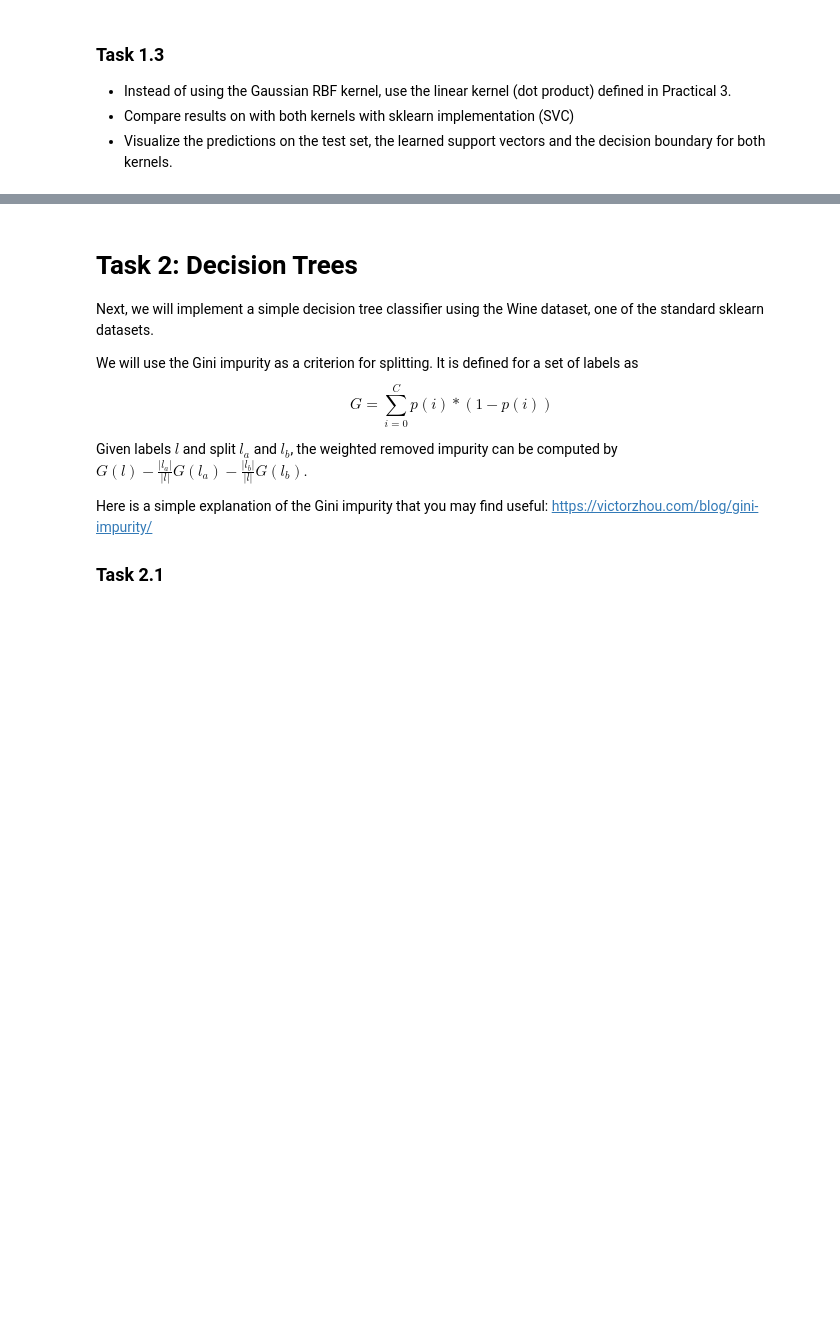
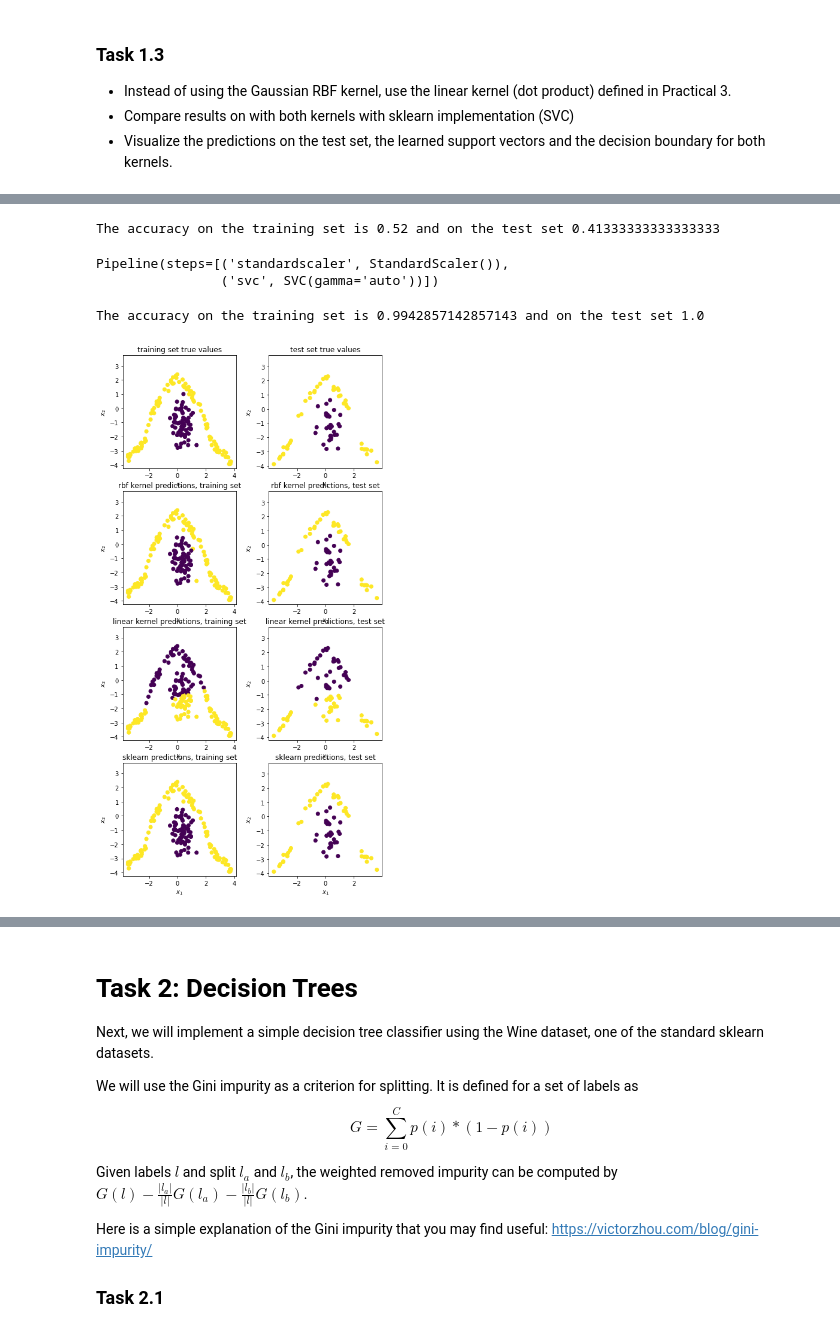
Before and after one commit to fredbec/ml-sose21, a Jupyter notebook: collect/practical_4_Rene.ipynb, the cells around one changed output, grey strips where cells are left out. Drawn from its saved outputs; the diff is of its cells as text; code cells hidden in the pictures; blank space fills up the shorter version.

```diff
--- a/collect/practical_4_Rene.ipynb
+++ b/collect/practical_4_Rene.ipynb
@@ -207,2 +214,5 @@ def linear_kernel(a, b):
+# %%
+def linear_kernel(x_n, x_m):
+    return np.matmul(x_n.T, x_m)
 # %%
 # Fit SVM with linear kernel and calculate the test accuracy
@@ -213,8 +233,16 @@ print('Accuarcy:', np.mean(svm_pre == t_test))
+# %%
+y_train_lk = svm_predict(X_train, linear_kernel, lagr_lk, svs_lk, sv_labels_lk, intercept_lk)
+y_test_lk = svm_predict(X_test, linear_kernel, lagr_lk, svs_lk, sv_labels_lk, intercept_lk)
+print("The accuracy on the training set is", accuracy(t_train, y_train_lk), "and on the test set", accuracy(t_test, y_test_lk))
+# %% [output]
+The accuracy on the training set is 0.52 and on the test set 0.41333333333333333
 # %%
+# Fit SVM using sklearn and calculate the test accuracy
+from sklearn.svm import SVC
 from sklearn.pipeline import make_pipeline
 from sklearn.preprocessing import StandardScaler
-# Fit SVM using sklearn and calculate the test accuracy
 clf = make_pipeline(StandardScaler(), SVC(gamma='auto'))
 clf.fit(X_train, t_train)
-clf_pred = clf.predict(X_test)
-print('Accuarcy:', np.mean(clf_pred == t_test))
+# %% [output]
+Pipeline(steps=[('standardscaler', StandardScaler()),
+                ('svc', SVC(gamma='auto'))])
@@ -224,0 +249,45 @@ plt.show()
+# %%
+y_train_sk = clf.predict(X_train)
+y_test_sk = clf.predict(X_test)
+print("The accuracy on the training set is", accuracy(t_train, y_train_sk), "and on the test set", accuracy(t_test, y_test_sk))
+# %% [output]
+The accuracy on the training set is 0.9942857142857143 and on the test set 1.0
+# %%
+def plt2d(data, labels, title):
+  plt.scatter(data[:,0], data[:,1], c = labels)
+  plt.xlabel('$x_1$')
+  plt.ylabel('$x_2$')
+  plt.axis('square')
+  plt.title(title)
+# %%
+# Visualize
+# Visualize results
+plt.figure(figsize=(8,16))
+
+plt.subplot(4,2,1)
+plt2d(X_train, t_train, title = 'training set true values')
+
+plt.subplot(4,2,2)
+plt2d(X_test, t_test, title = 'test set true values')
+
+plt.subplot(4,2,3)
+plt2d(X_train, y_train, title = 'rbf kernel predictions, training set')
+
+plt.subplot(4,2,4)
+plt2d(X_test, y_test, title = 'rbf kernel predictions, test set')
+
+plt.subplot(4,2,5)
+plt2d(X_train, y_train_lk, title = 'linear kernel predictions, training set')
+
+plt.subplot(4,2,6)
+plt2d(X_test, y_test_lk, title = 'linear kernel predictions, test set')
+
+plt.subplot(4,2,7)
+plt2d(X_train, y_train_sk, title = 'sklearn predictions, training set')
+
+plt.subplot(4,2,8)
+plt2d(X_test, y_test_sk, title = 'sklearn predictions, test set')
+
+plt.show()
+# %% [output]
+[figure, added]
```
Also changed, not shown: parts of 16 cells of this notebook.
